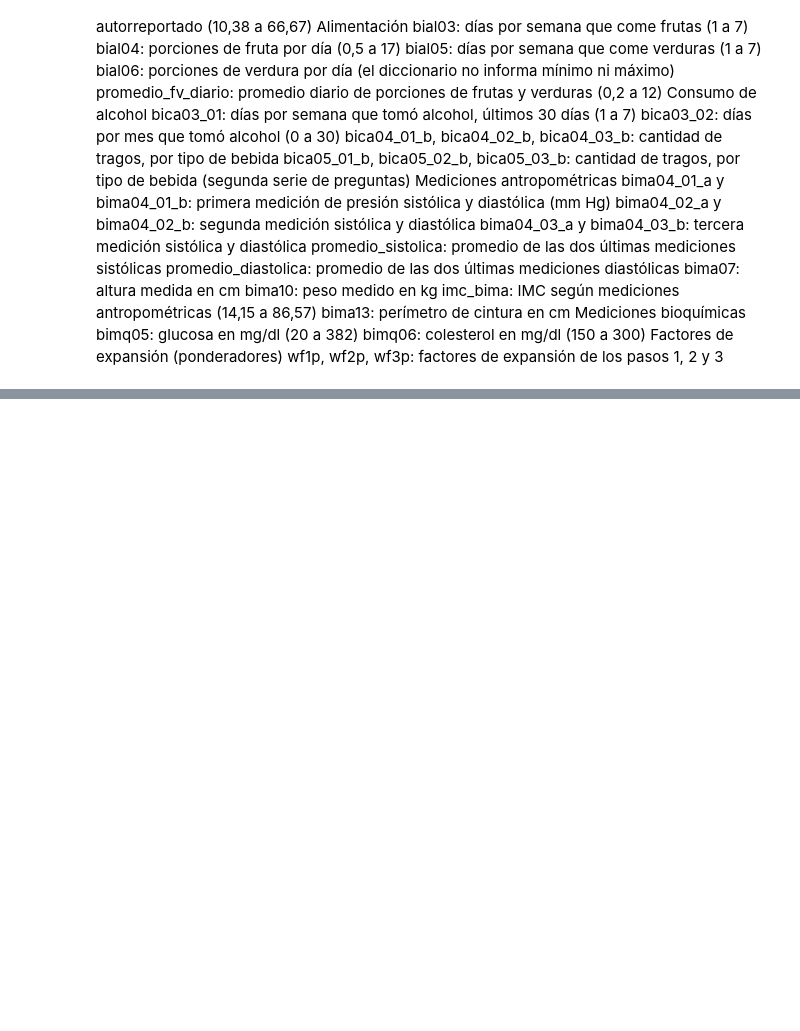
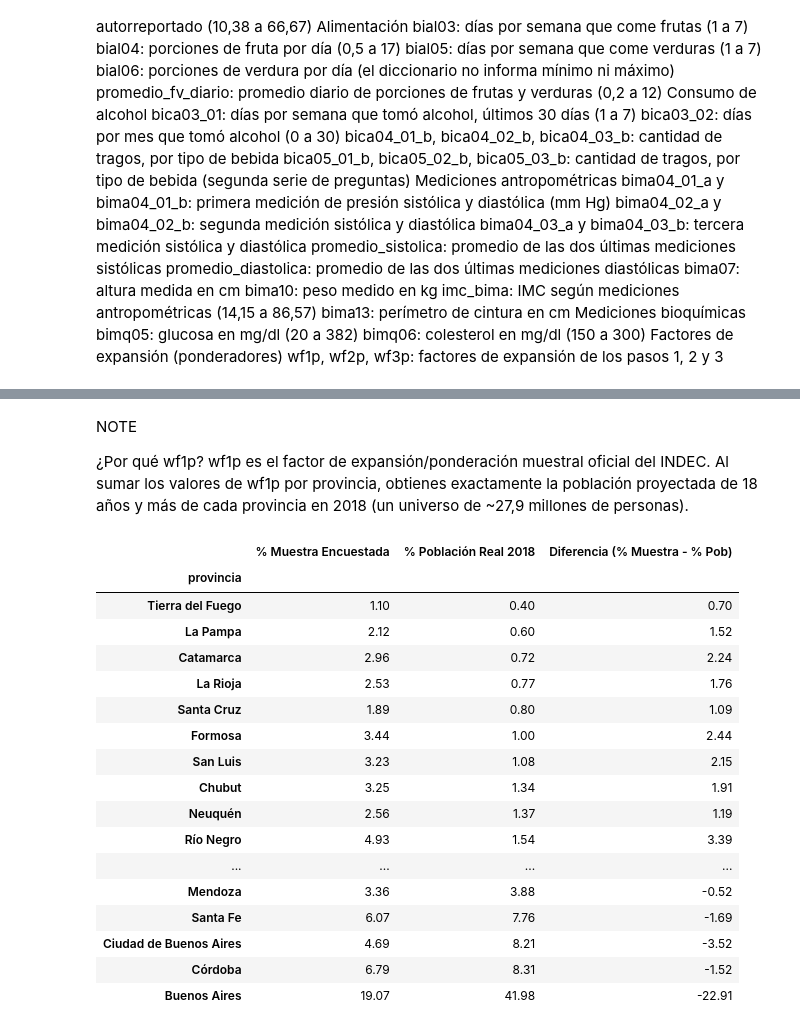
Before and after one commit to fausmurgades/Fundamentos-De-La-Ciencia-De-Datos-TP-Especial, a Jupyter notebook: faus.ipynb, the cells around one changed output, grey strips where cells are left out. Cells and saved outputs as stored; diff of their text form; code cells hidden in the pictures; blank space fills up the shorter version.

```diff
--- a/faus.ipynb
+++ b/faus.ipynb
@@ -852,0 +960,32 @@ Name: count, dtype: int64
+# %% [markdown]
+NOTE
+
+¿Por qué wf1p? wf1p es el factor de expansión/ponderación muestral oficial del INDEC. Al sumar los valores de wf1p por provincia, obtienes exactamente la población proyectada de 18 años y más de cada provincia en 2018 (un universo de ~27,9 millones de personas).
+# %%
+df_comp = pd.DataFrame({
+    '% Muestra Encuestada': resumen_provincia['% muestra'],
+    '% Población Real 2018': resumen_provincia['% pob']
+}).sort_values(by='% Población Real 2018', ascending=True)
+
+df_comp['Diferencia (% Muestra - % Pob)'] = df_comp['% Muestra Encuestada'] - df_comp['% Población Real 2018']
+
+df_comp
+# %% [output]
+|  | % Muestra Encuestada | % Población Real 2018 | Diferencia (% Muestra - % Pob) |
+| provincia |  |  |  |
+| Tierra del Fuego | 1.10 | 0.40 | 0.70 |
+| La Pampa | 2.12 | 0.60 | 1.52 |
+| Catamarca | 2.96 | 0.72 | 2.24 |
+| La Rioja | 2.53 | 0.77 | 1.76 |
+| Santa Cruz | 1.89 | 0.80 | 1.09 |
+| Formosa | 3.44 | 1.00 | 2.44 |
+| San Luis | 3.23 | 1.08 | 2.15 |
+| Chubut | 3.25 | 1.34 | 1.91 |
+| Neuquén | 2.56 | 1.37 | 1.19 |
+| Río Negro | 4.93 | 1.54 | 3.39 |
+| ... | ... | ... | ... |
+| Mendoza | 3.36 | 3.88 | -0.52 |
+| Santa Fe | 6.07 | 7.76 | -1.69 |
+| Ciudad de Buenos Aires | 4.69 | 8.21 | -3.52 |
+| Córdoba | 6.79 | 8.31 | -1.52 |
+| Buenos Aires | 19.07 | 41.98 | -22.91 |
```
Also changed, not shown: parts of 8 cells of this notebook.
